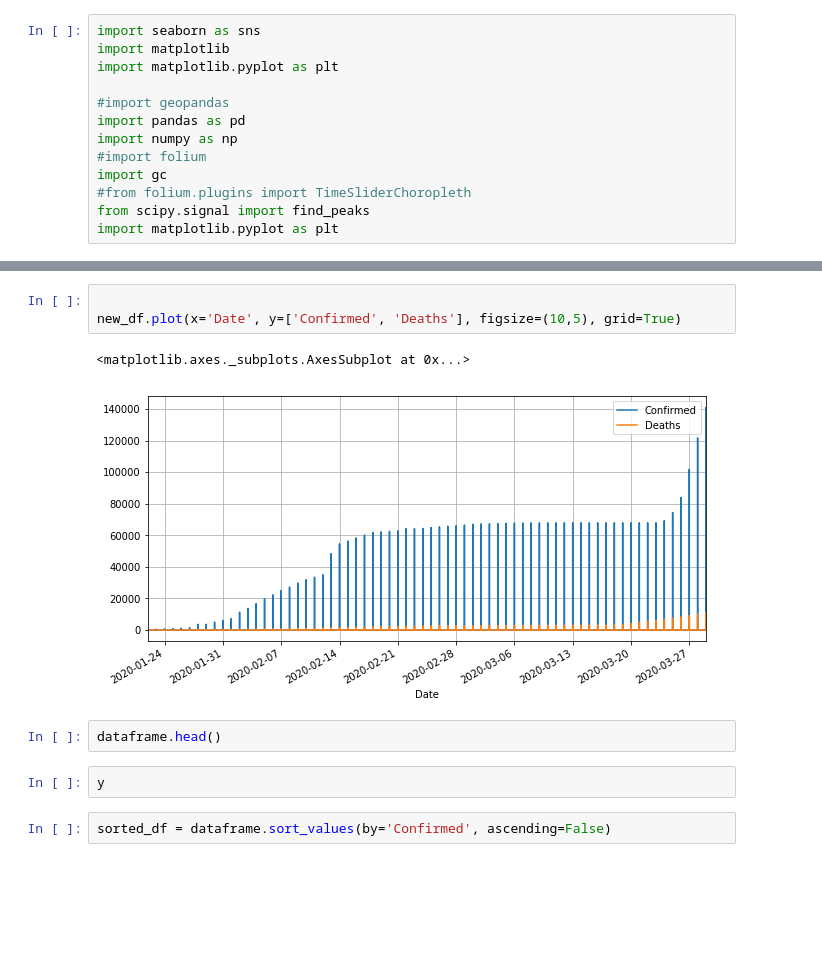
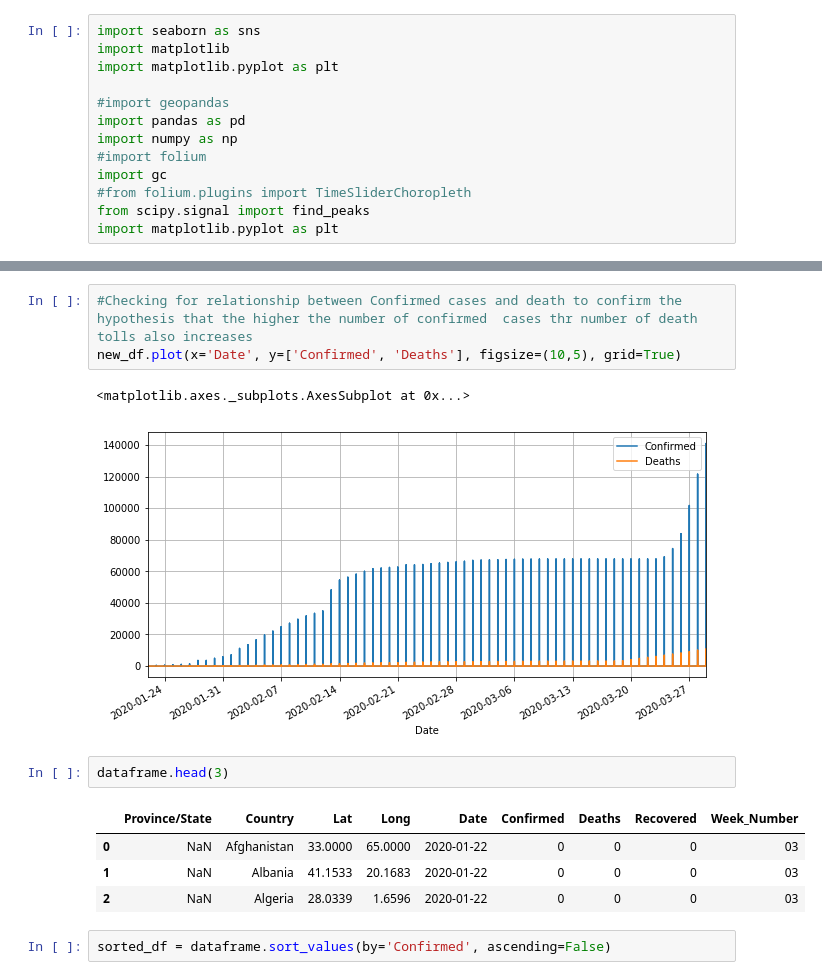
Before and after one commit to YoungerCode/yangalsiti-gmail.com, a Jupyter notebook: Untitled.ipynb, the cells around one changed output, grey strips where cells are left out. Saved outputs shown, nothing was run; the diff lists cells and outputs as text; blank space fills up the shorter version.

```diff
--- a/Untitled.ipynb
+++ b/Untitled.ipynb
@@ -37,13 +50,16 @@ new_df = dataframe[['Confirmed','Deaths','Date']]
 # %%
-
+#Checking for relationship between Confirmed cases and death to confirm the hypothesis that the higher the number of confirmed  cases thr number of death tolls also increases
 new_df.plot(x='Date', y=['Confirmed', 'Deaths'], figsize=(10,5), grid=True)
 # %% [output]
 <matplotlib.axes._subplots.AxesSubplot at 0x...>
 [figure]
 # %%
-dataframe.head()
+dataframe.head(3)
+# %% [output]
+|  | Province/State | Country | Lat | Long | Date | Confirmed | Deaths | Recovered | Week_Number |
+| 0 | NaN | Afghanistan | 33.0000 | 65.0000 | 2020-01-22 | 0 | 0 | 0 | 03 |
+| 1 | NaN | Albania | 41.1533 | 20.1683 | 2020-01-22 | 0 | 0 | 0 | 03 |
+| 2 | NaN | Algeria | 28.0339 | 1.6596 | 2020-01-22 | 0 | 0 | 0 | 03 |
-# %%
-y
 # %%
 sorted_df = dataframe.sort_values(by='Confirmed', ascending=False)
 # %%
```
Also changed, not shown: parts of 14 cells of this notebook.
